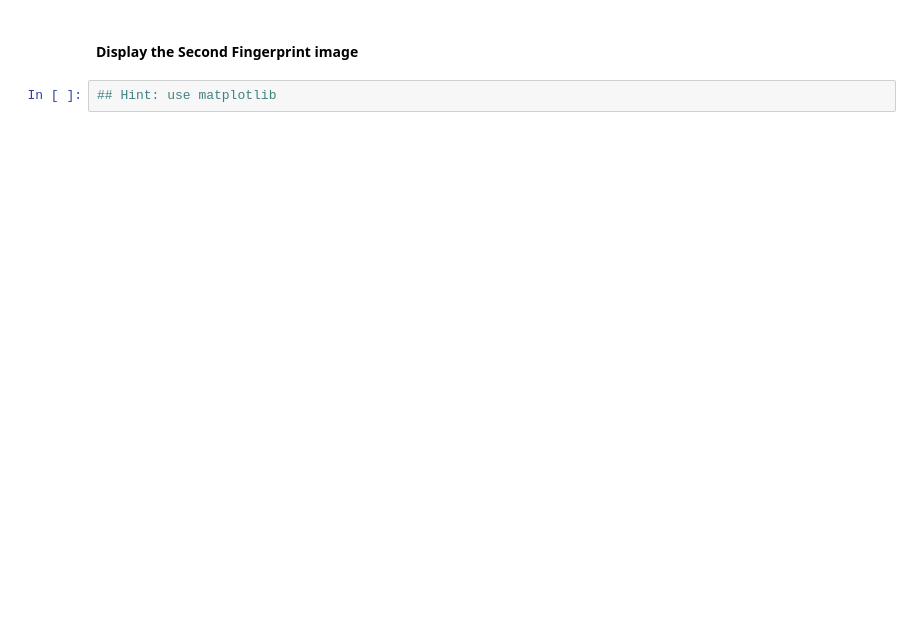
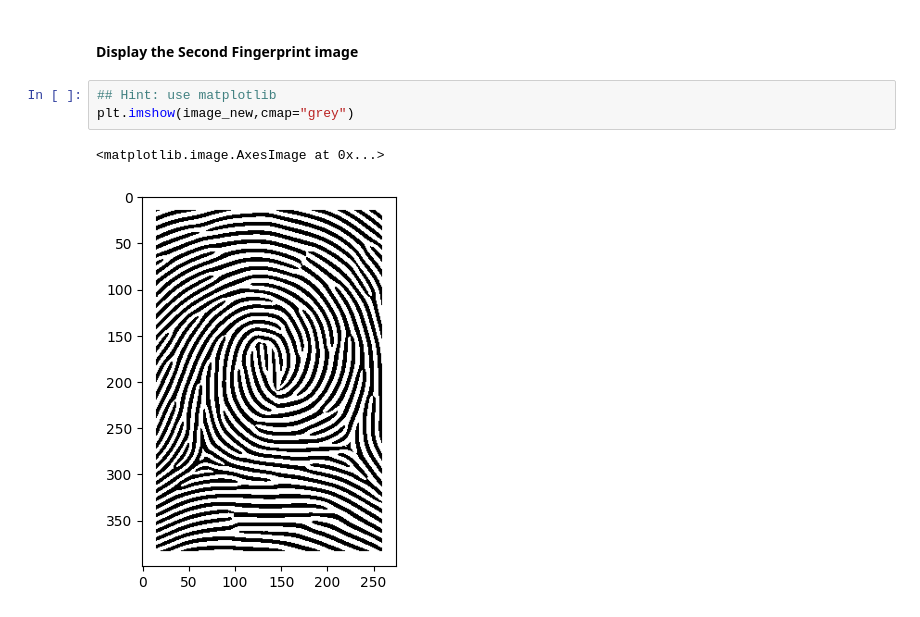
Before and after one commit to nazz001/learn-fingerprint-processing, a Jupyter notebook: milestone_1.ipynb, the cells around one changed output. Cells and saved outputs as stored; diff of their text form; blank space fills up the shorter version.

```diff
--- a/milestone_1.ipynb
+++ b/milestone_1.ipynb
@@ -81,3 +87,7 @@ plt.imshow(grey_scale,cmap="grey")
 #### Display the Second Fingerprint image
 # %%
 ## Hint: use matplotlib
+plt.imshow(image_new,cmap="grey")
+# %% [output]
+<matplotlib.image.AxesImage at 0x...>
+[figure, added]
```
Also changed, not shown: parts of 3 cells of this notebook, 2 other files.
